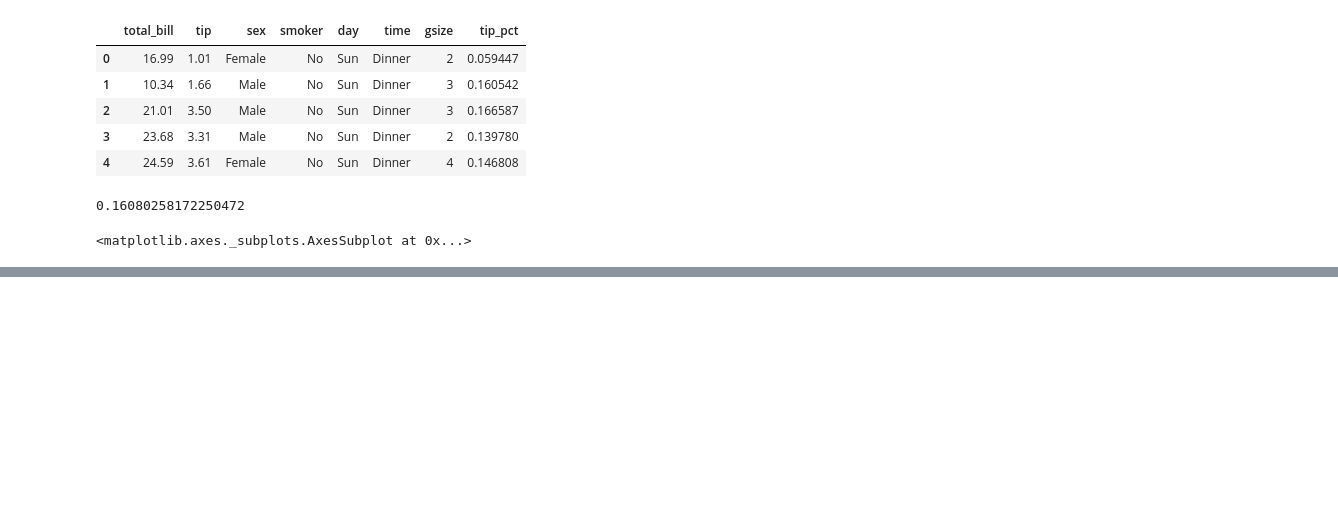
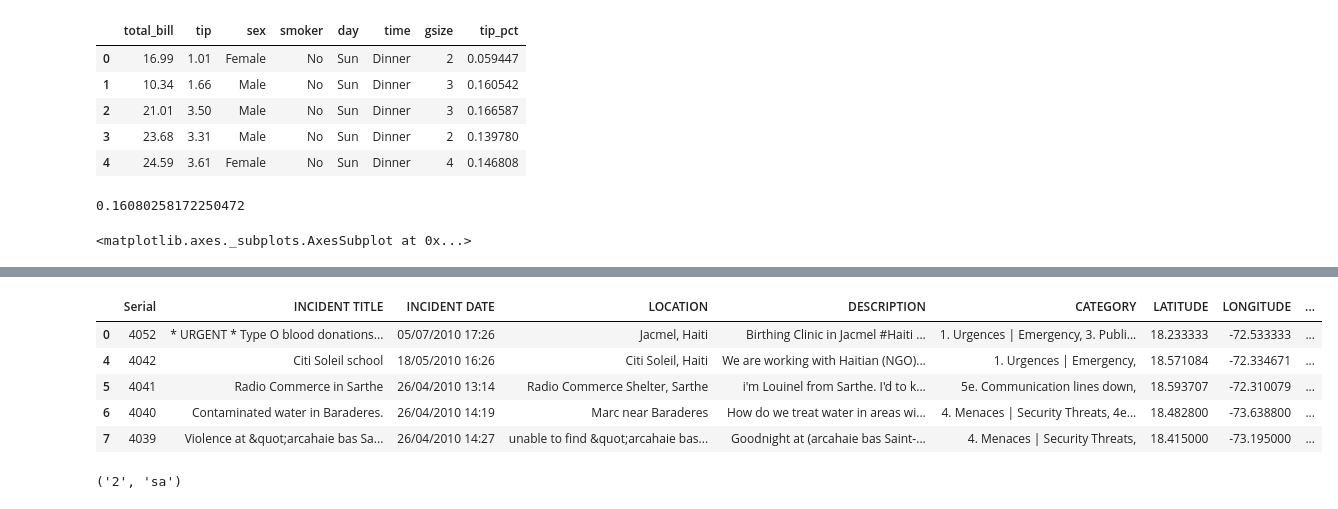
Before and after one commit to gloryfromca/PythonforDataAnalysis, a Jupyter notebook: Python_data_analysis_chapter_7.ipynb, the cells around one changed output, grey strips where cells are left out. Drawn from its saved outputs; the diff is of its cells as text; code cells hidden in the pictures; blank space fills up the shorter version.

```diff
--- a/Python_data_analysis_chapter_7.ipynb
+++ b/Python_data_analysis_chapter_7.ipynb
@@ -513,0 +612,13 @@ ImportError: No module named 'scipy'
+# %%
+data = data[
+    (data.LATITUDE >18) & (data.LATITUDE <20) & (data.LONGITUDE >-75) & (data.LONGITUDE <-70)&data.CATEGORY.notnull()
+]
+# %%
+data.head()
+# %% [output]
+|  | Serial | INCIDENT TITLE | INCIDENT DATE | LOCATION | DESCRIPTION | CATEGORY | LATITUDE | LONGITUDE | ... |
+| 0 | 4052 | * URGENT * Type O blood donations... | 05/07/2010 17:26 | Jacmel, Haiti | Birthing Clinic in Jacmel #Haiti ... | 1. Urgences | Emergency, 3. Publi... | 18.233333 | -72.533333 | ... |
+| 4 | 4042 | Citi Soleil school | 18/05/2010 16:26 | Citi Soleil, Haiti | We are working with Haitian (NGO)... | 1. Urgences | Emergency, | 18.571084 | -72.334671 | ... |
+| 5 | 4041 | Radio Commerce in Sarthe | 26/04/2010 13:14 | Radio Commerce Shelter, Sarthe | i'm Louinel from Sarthe. I'd to k... | 5e. Communication lines down, | 18.593707 | -72.310079 | ... |
+| 6 | 4040 | Contaminated water in Baraderes. | 26/04/2010 14:19 | Marc near Baraderes | How do we treat water in areas wi... | 4. Menaces | Security Threats, 4e... | 18.482800 | -73.638800 | ... |
+| 7 | 4039 | Violence at &quot;arcahaie bas Sa... | 26/04/2010 14:27 | unable to find &quot;arcahaie bas... | Goodnight at (arcahaie bas Saint-... | 4. Menaces | Security Threats, | 18.415000 | -73.195000 | ... |
@@ -513,0 +639,4 @@ ImportError: No module named 'scipy'
+# %%
+get_english('2. zhang | sa')
+# %% [output]
+('2', 'sa')
```
Also changed, not shown: parts of 38 cells of this notebook.
